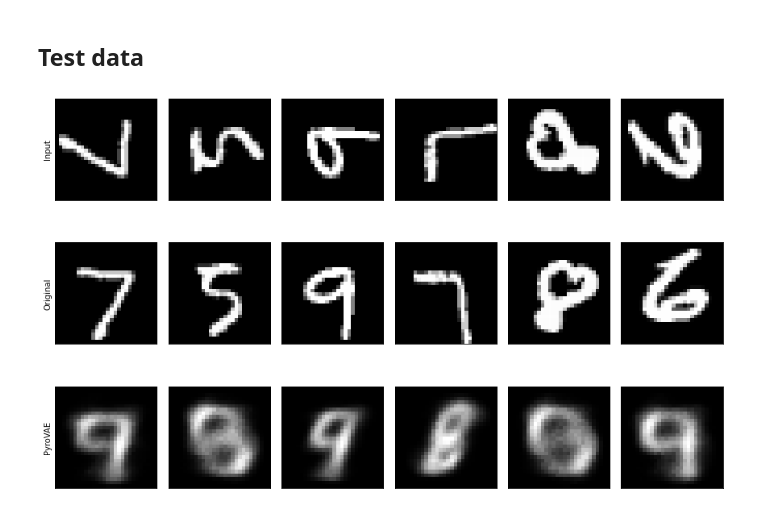
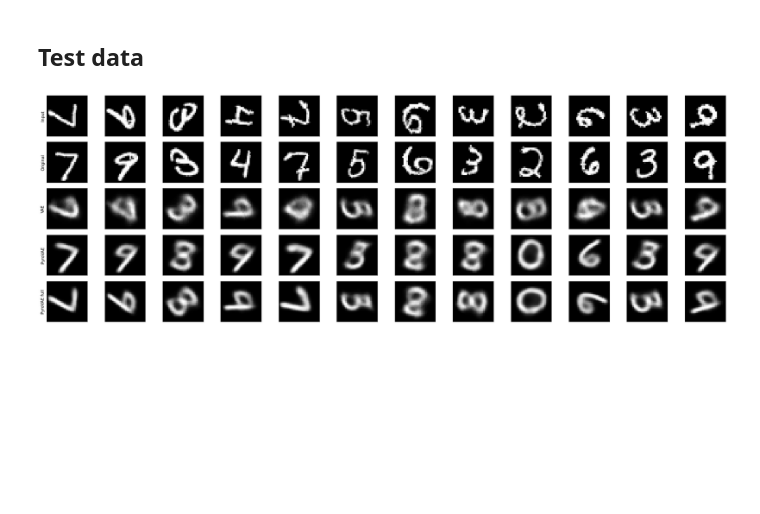
Before and after one commit to andreaskapou/spatialDGM, a Jupyter notebook: notebooks/l_pyrovae_rot_mnist.ipynb, the cells around one changed output. Drawn from its saved outputs; the diff is of its cells as text; code cells hidden in the pictures; blank space fills up the shorter version.

```diff
--- a/notebooks/l_pyrovae_rot_mnist.ipynb
+++ b/notebooks/l_pyrovae_rot_mnist.ipynb
@@ -70,9 +70,9 @@ tensor([[-1.5505,  0.7425]], grad_fn=<SliceBackward>)
 # %%
-plt.rcParams['figure.figsize'] = [8, 7]
+plt.rcParams['figure.figsize'] = [12, 16]
 w, h = plt.rcParams.get('figure.figsize')
-fig, axs = plt.subplots(1, 1, figsize=(w, h), facecolor='w')
+fig, axs = plt.subplots(1, 2, figsize=(3*w, h), facecolor='w')
 if (z_dim == 2):
-    plot_reconstructed(pyrovae, ax=axs, r0=(-0.5, 2.7), r1=(-0.5, 1.7))
-#    plot_reconstructed(vae, ax=axs[0], r0=(-10, 20), r1=(-12, 12))
-#    plot_reconstructed(spvae, ax=axs[1], r0=(-0.5, 2.7), r1=(-0.5, 1.7))
+    plt.tight_layout()
+    plot_reconstructed(vae, ax=axs[0], r0=(-2, 2.7), r1=(-2.5, 2), n = 25)
+    plot_reconstructed(pyrovae, ax=axs[1], r0=(-2, 2.7), r1=(-2.5, 2), n = 25)
 # %% [output]
@@ -80,10 +80,10 @@ if (z_dim == 2):
 # %% [markdown]
 ## Interpolation
 # %%
-plt.rcParams['figure.figsize'] = [15, 20]
-data = dm.train_dataloader()
-x, y, k = data.__iter__().next() # hack to grab a batch
-x_1 = x[y == 0][1].to('cpu') # find a 1
-x_2 = x[y == 6][1].to('cpu') # find a 0
+#plt.rcParams['figure.figsize'] = [15, 20]
+#data = dm.train_dataloader()
+#x, y, k = data.__iter__().next() # hack to grab a batch
+#x_1 = x[y == 0][1].to('cpu') # find a 1
+#x_2 = x[y == 6][1].to('cpu') # find a 0
 
-interpolate(pyrovae, x_1, x_2, n=20)
+#interpolate(pyrovae, x_1, x_2, n=20)
@@ -94,12 +92,12 @@ interpolate(pyrovae, x_1, x_2, n=20)
 # %% [markdown]
 ## Training data
 # %%
-plt.rcParams['figure.figsize'] = [6, 4]
-viz_num = 6
+plt.rcParams['figure.figsize'] = [12, 4]
+viz_num = 12
 train_loader = dm.train_dataloader()
 viz_idxs = np.linspace(0, len(train_loader.dataset) - 1, viz_num).astype(int)
 w, h = plt.rcParams.get('figure.figsize')
-fig, axs = plt.subplots(3, len(viz_idxs), figsize=(w * 2, h * 2), facecolor='w')
+fig, axs = plt.subplots(5, len(viz_idxs), figsize=(w * 2, h * 2), facecolor='w')
 
-plot_predictions(dm_loader=train_loader, viz_idxs=viz_idxs, axs=axs, vae=None, spvae=None, pyrovae=pyrovae)
+plot_predictions_pyro(dm_loader=train_loader, viz_idxs=viz_idxs, axs=axs, vae=vae, pyrovae=pyrovae)
 # %% [output]
@@ -108,10 +106,10 @@ plot_predictions(dm_loader=train_loader, viz_idxs=viz_idxs, axs=axs, vae=None, s
 ## Test data
 # %%
 test_loader = dm.val_dataloader()
-viz_idxs = np.linspace(0, len(test_loader.dataset) - 1, viz_num).astype(int)
+viz_idxs = np.linspace(0, 100 - 1, viz_num).astype(int)
 w, h = plt.rcParams.get('figure.figsize')
-fig, axs = plt.subplots(3, len(viz_idxs), figsize=(w * 2, h * 2), facecolor='w')
+fig, axs = plt.subplots(5, len(viz_idxs), figsize=(w * 2, h * 2), facecolor='w')
 
-plot_predictions(dm_loader=test_loader, viz_idxs=viz_idxs, axs=axs, vae=None, spvae=None, pyrovae=pyrovae)
+plot_predictions_pyro(dm_loader=test_loader, viz_idxs=viz_idxs, axs=axs, vae=vae, pyrovae=pyrovae)
 # %% [output]
-[figure, old version]
+[figure, new version]
```
Also changed, not shown: parts of 9 cells of this notebook, 5 other files.
